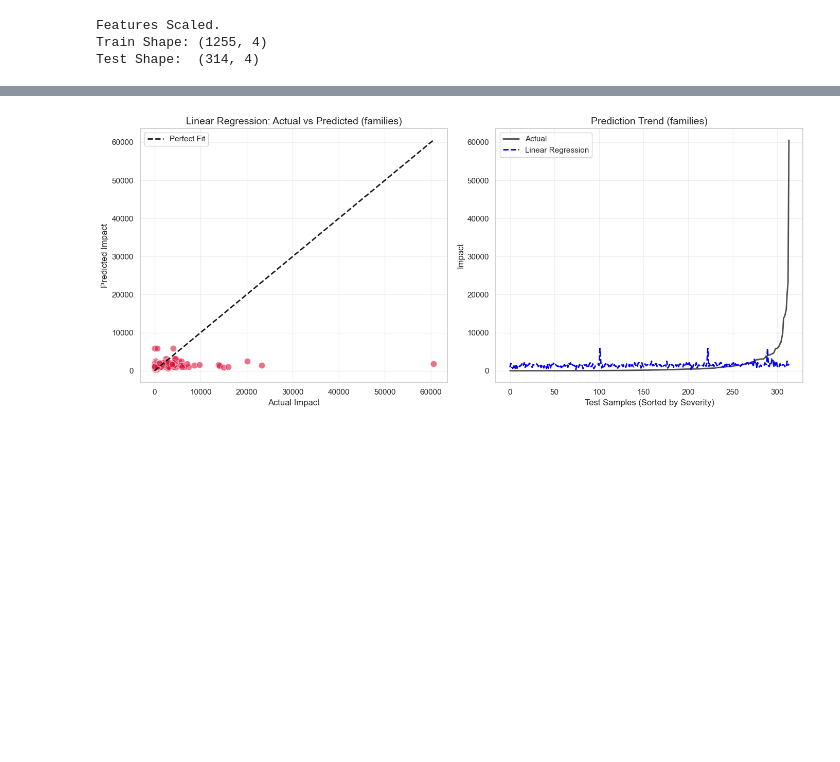
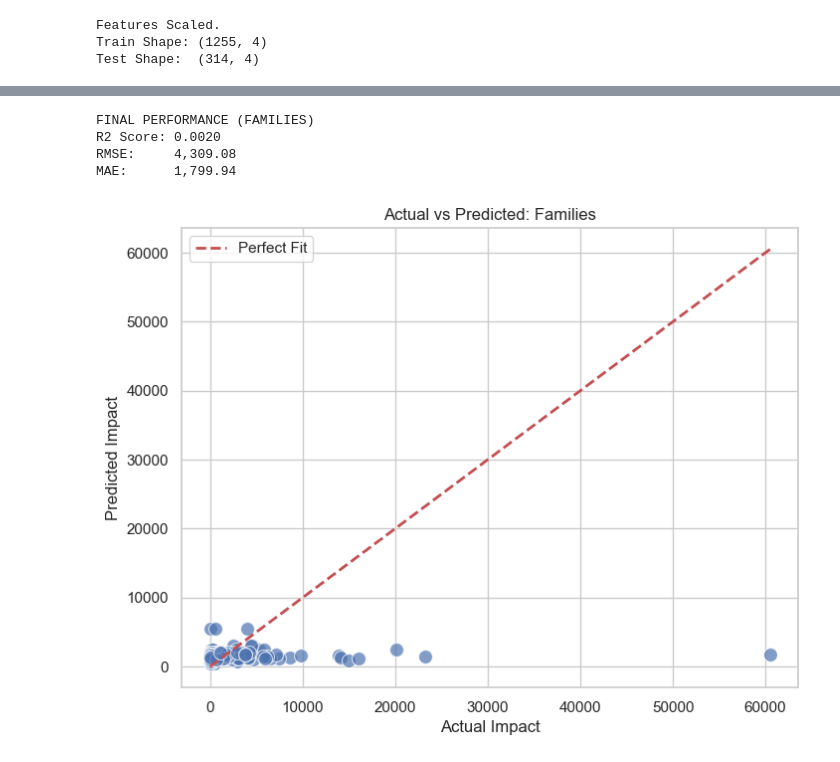
Before and after one commit to hirajya/K-Prototypes-Clustering-Algorithm-for-Post-Tropical-Cyclone-Impact-Profiling-in-the-Philippines, a Jupyter notebook: notebooks/Outcome Prediction/lr-predictions/families/families.ipynb, the cells around one changed output, grey strips where cells are left out. Drawn from its saved outputs; the diff is of its cells as text; code cells hidden in the pictures; blank space fills up the shorter version.

```diff
--- a/notebooks/Outcome Prediction/lr-predictions/families/families.ipynb
+++ b/notebooks/Outcome Prediction/lr-predictions/families/families.ipynb
@@ -256,9 +211,9 @@ Best Params: {'fit_intercept': True, 'positive': False}
 # %%
-# Initialize Linear Regression with Best Params
-final_model = LinearRegression(**study.best_params)
+# Initialize Ridge with Best Alpha
+final_model = Ridge(alpha=best_alpha)
 
 # Train on full training data
 final_model.fit(X_train, y_train)
 
-print("Final Tuned Linear Regression Model Trained.")
+print("Final Tuned Model Trained.")
 # %% [output]
@@ -306,43 +272,30 @@ R² Score              0.0005        0.0005       0.0000
 # %%
-# --- 1. Generate Predictions ---
-y_pred_final = np.round(np.maximum(final_model.predict(X_test), 0)).astype(int)
+# Predict on Test Set
+y_pred_final = np.maximum(final_model.predict(X_test), 0)
 
-# --- 2. Calculate Metrics ---
+# Calculate Metrics
 r2 = r2_score(y_test, y_pred_final)
 rmse = np.sqrt(mean_squared_error(y_test, y_pred_final))
 mae = mean_absolute_error(y_test, y_pred_final)
 
-# --- 3. Visualization: Actual vs Predicted ---
-plt.figure(figsize=(14, 6))
+print(f"FINAL PERFORMANCE ({TARGET_COLUMN.upper()})")
+print(f"R2 Score: {r2:.4f}")
+print(f"RMSE:     {rmse:,.2f}")
+print(f"MAE:      {mae:,.2f}")
 
-# Plot A: Scatter Plot
-plt.subplot(1, 2, 1)
-sns.scatterplot(x=y_test, y=y_pred_final, alpha=0.6, s=80, color='crimson')
-# Perfect fit line
-min_val = min(y_test.min(), y_pred_final.min())
-max_val = max(y_test.max(), y_pred_final.max())
-plt.plot([min_val, max_val], [min_val, max_val], 'k--', lw=2, label='Perfect Fit')
-
-plt.title(f'Linear Regression: Actual vs Predicted ({TARGET_COLUMN})', fontsize=14)
+# Visualization: Actual vs Predicted
+plt.figure(figsize=(8, 6))
+sns.scatterplot(x=y_test, y=y_pred_final, alpha=0.7, s=100)
+plt.plot([y_test.min(), y_test.max()], [y_test.min(), y_test.max()], 'r--', lw=2, label='Perfect Fit')
+plt.title(f'Actual vs Predicted: {TARGET_COLUMN.capitalize()}')
 plt.xlabel('Actual Impact')
 plt.ylabel('Predicted Impact')
 plt.legend()
-plt.grid(True, alpha=0.3)
-
-# Plot B: Trend Line (Sorted)
-plt.subplot(1, 2, 2)
-sorted_idx = np.argsort(y_test.values)
-plt.plot(y_test.values[sorted_idx], label='Actual', color='black', linewidth=2, alpha=0.7)
-plt.plot(y_pred_final[sorted_idx], label='Linear Regression', color='blue', linestyle='--', linewidth=2)
-
-plt.title(f'Prediction Trend ({TARGET_COLUMN})', fontsize=14)
-plt.xlabel('Test Samples (Sorted by Severity)')
-plt.ylabel('Impact')
-plt.legend()
-plt.grid(True, alpha=0.3)
-
-plt.tight_layout()
 plt.show()
 # %% [output]
+FINAL PERFORMANCE (FAMILIES)
+R2 Score: 0.0020
+RMSE:     4,309.08
+MAE:      1,799.94
-[figure, old version]
+[figure, new version]
 # %%
```
Also changed, not shown: parts of 13 cells of this notebook, 3 other files.
